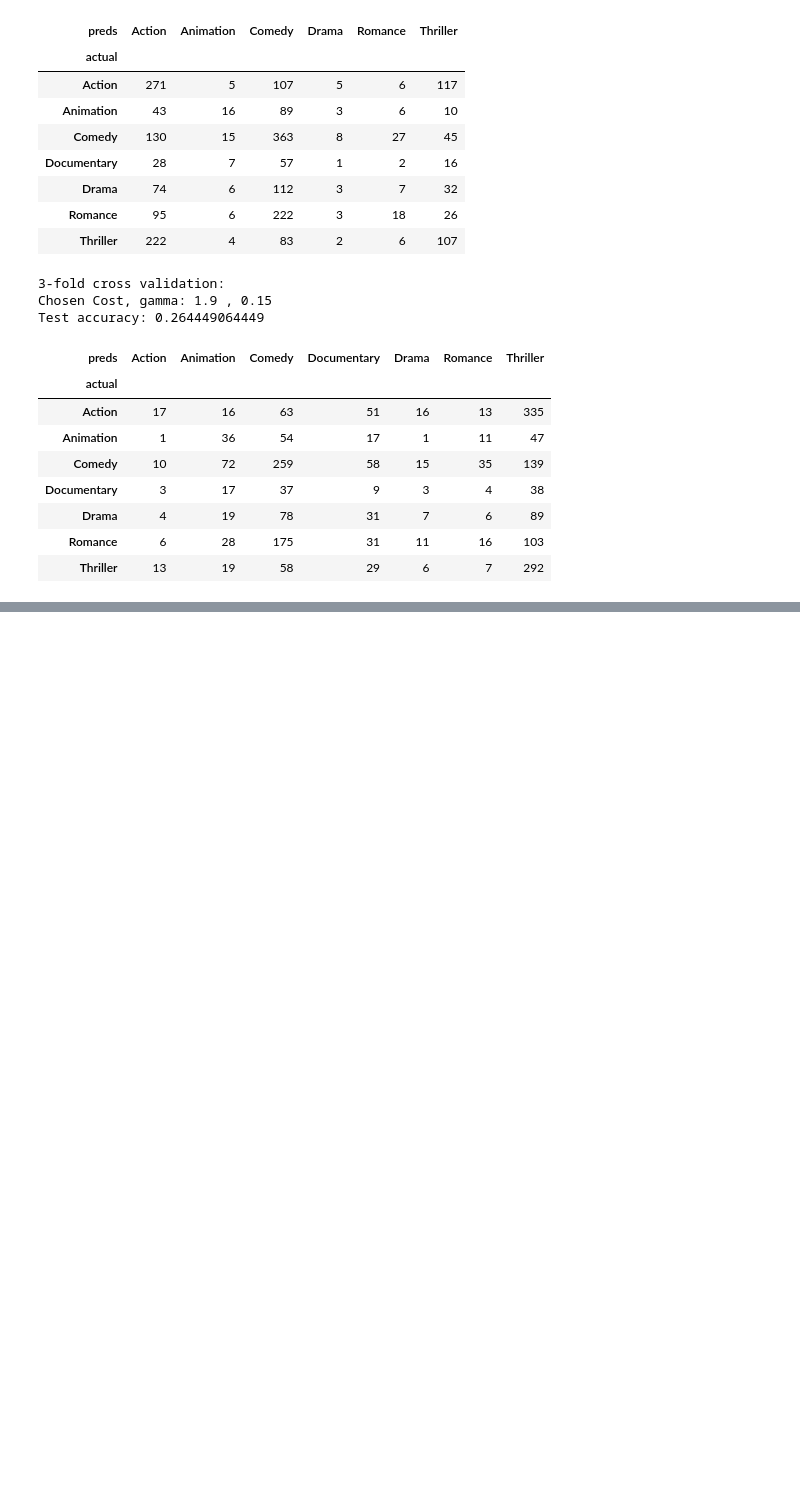
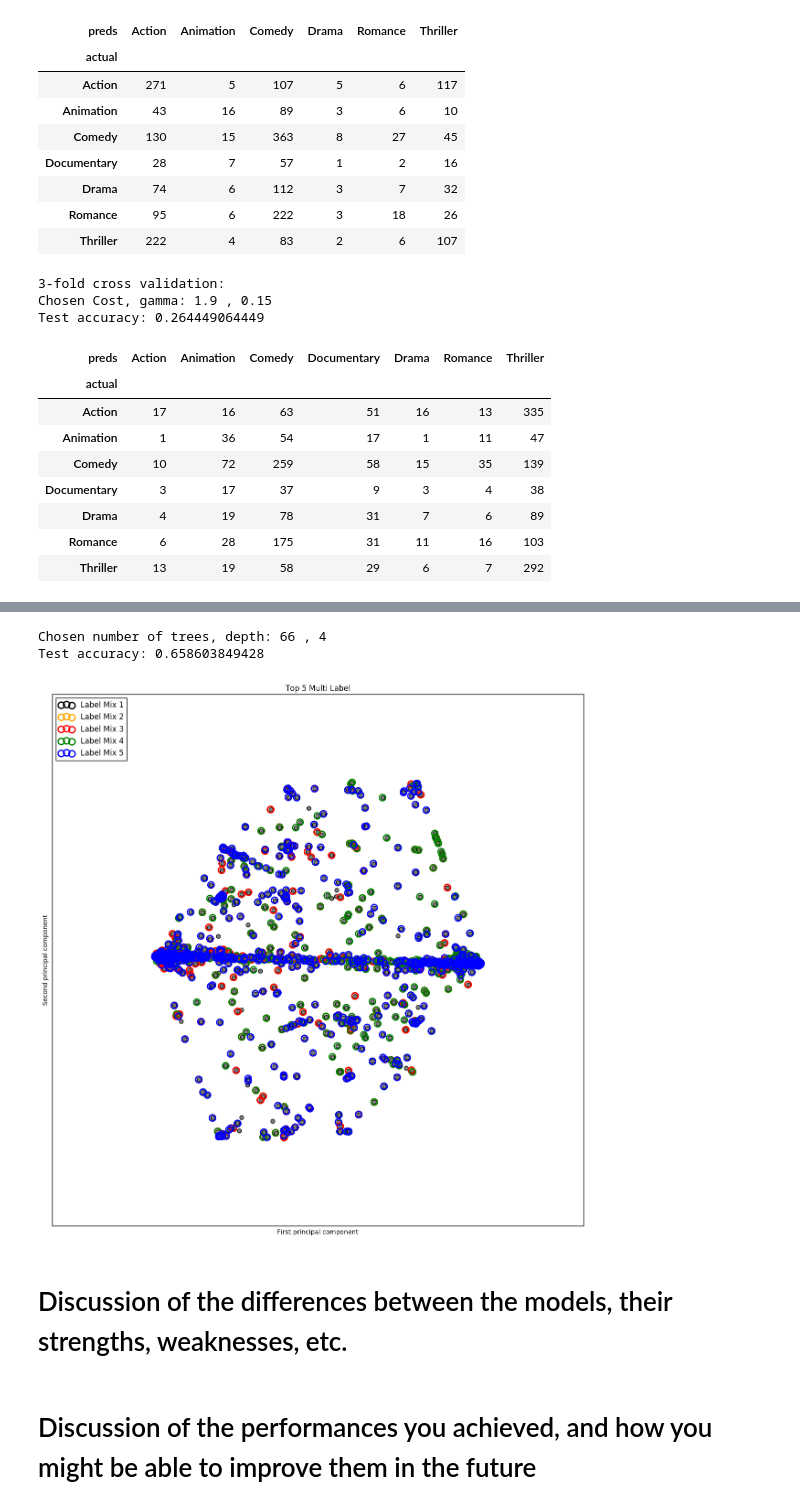
Before and after one commit to TedHeuer/CS109bFinalProject, a Jupyter notebook: Milestone_3_v2.ipynb, the cells around one changed output, grey strips where cells are left out. Saved outputs shown, nothing was run; the diff lists cells and outputs as text; code cells hidden in the pictures; blank space fills up the shorter version.

```diff
--- a/Milestone_3_v2.ipynb
+++ b/Milestone_3_v2.ipynb
@@ -356,0 +368,66 @@ print 'Test accuracy:', model.score(x_mml_test, Y_mml_test)
+# %%
+print 'Chosen number of trees, depth:', best_trees_mml, ',', best_depth_mml
+print 'Test accuracy:', f1_score(Y_mml_test, model_mml.predict(x_mml_test), average='samples')
+# %% [output]
+Chosen number of trees, depth: 66 , 4
+Test accuracy: 0.658603849428
+# %%
+
+def plot_subfigure(X, Y, subplot, title, transform):
+    if transform == "pca":
+        X = PCA(n_components=2).fit_transform(X)
+    elif transform == "cca":
+        X = CCA(n_components=2).fit(X, Y).transform(X)
+    else:
+        raise ValueError
+
+    min_x = np.min(X[:, 0])
+    max_x = np.max(X[:, 0])
+
+    min_y = np.min(X[:, 1])
+    max_y = np.max(X[:, 1])
+
+    model_mml = OneVsRestClassifier(ensemble.RandomForestClassifier(n_estimators=66, max_depth=4))
+    model_mml.fit(X, Y)
+
+    plt.subplot(1, 1, subplot)
+    plt.title(title)
+
+    zero_class = np.where(Y[:, 0])
+    one_class = np.where(Y[:, 1])
+    two_class = np.where(Y[:, 2])
+    three_class = np.where(Y[:, 3])
+    four_class = np.where(Y[:, 4])
+    five_class = np.where(Y[:, 5])
+    plt.scatter(X[:, 0], X[:, 1], s=40, c='gray')
+    plt.scatter(X[zero_class, 0], X[zero_class, 1], s=100, edgecolors='black',
+               facecolors='none', linewidths=2, label='Label Mix 1')
+    plt.scatter(X[one_class, 0], X[one_class, 1], s=100, edgecolors='orange',
+               facecolors='none', linewidths=2, label='Label Mix 2')
+    plt.scatter(X[two_class, 0], X[two_class, 1], s=100, edgecolors='red',
+               facecolors='none', linewidths=2, label='Label Mix 3')
+    plt.scatter(X[three_class, 0], X[three_class, 1], s=100, edgecolors='green',
+               facecolors='none', linewidths=2, label='Label Mix 4')
+    plt.scatter(X[four_class, 0], X[four_class, 1], s=100, edgecolors='blue',
+               facecolors='none', linewidths=2, label='Label Mix 5')
+    plt.xticks(())
+    plt.yticks(())
+
+    plt.xlim(min_x - .5 * max_x, max_x + .5 * max_x)
+    plt.ylim(min_y - .5 * max_y, max_y + .5 * max_y)
+    plt.xlabel('First principal component')
+    plt.ylabel('Second principal component')
+    plt.legend(loc="upper left")
+
+
+plt.figure(figsize=(15,15))
+
+
+plot_subfigure(x_mml_test, Y_mml_test, 1, 'Top 5 Multi Label', 'pca')
+plt.show()
+# %% [output]
+[figure, added]
+# %% [markdown]
+# Discussion of the differences between the models, their strengths, weaknesses, etc.
+# %% [markdown]
+# Discussion of the performances you achieved, and how you might be able to improve them in the future
```
Also changed, not shown: parts of 6 cells of this notebook.
